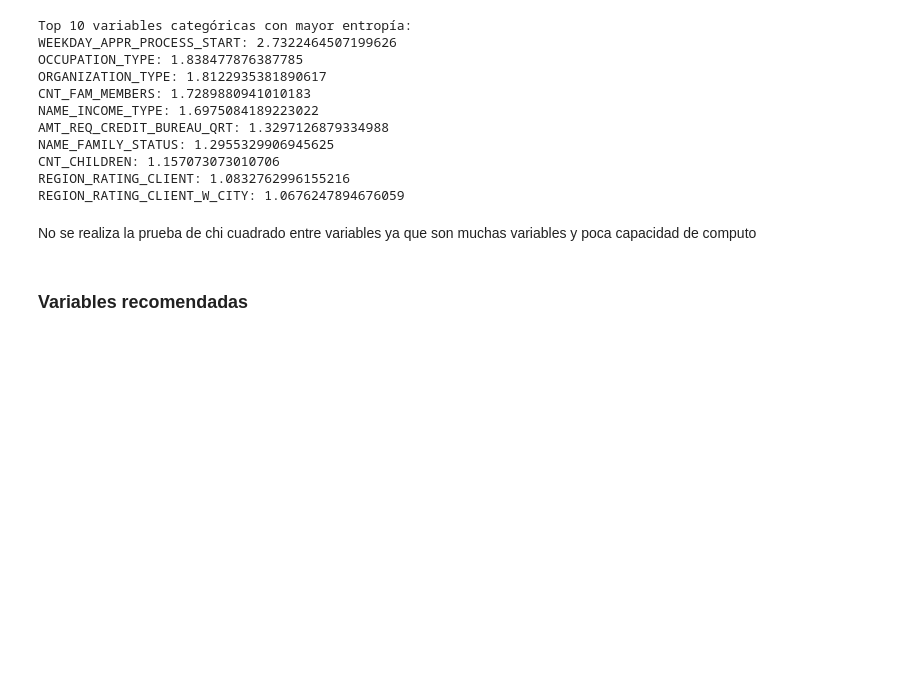
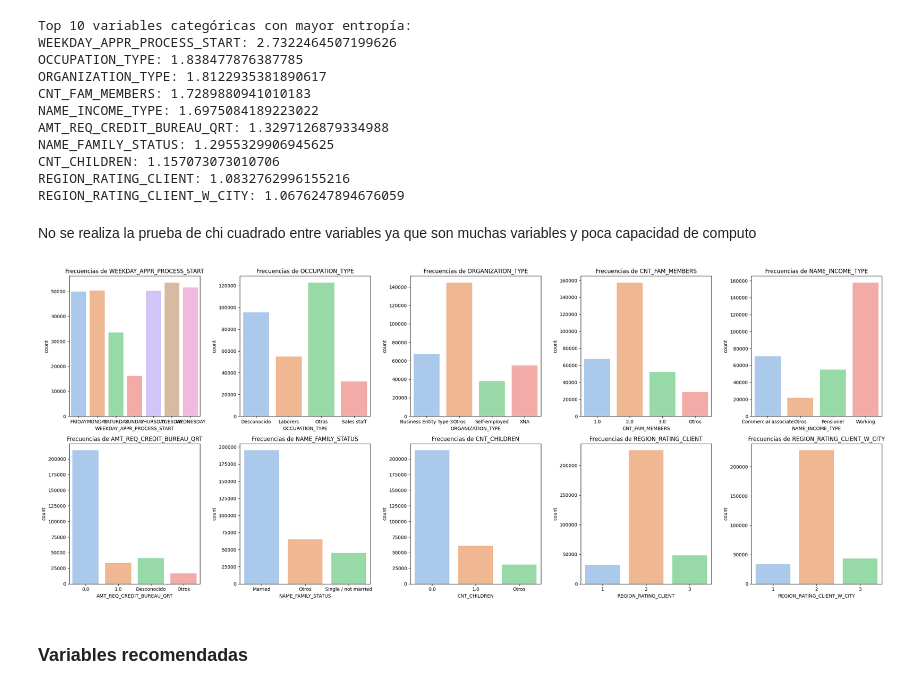
Before and after one commit to lissebas/machine-learning2, a Jupyter notebook: categorical.ipynb, the cells around one changed output. Saved outputs shown, nothing was run; the diff lists cells and outputs as text; code cells hidden in the pictures; blank space fills up the shorter version.

```diff
--- a/categorical.ipynb
+++ b/categorical.ipynb
@@ -319,8 +319,37 @@ NAME_FAMILY_STATUS: 1.2955329906945625
 CNT_CHILDREN: 1.157073073010706
 REGION_RATING_CLIENT: 1.0832762996155216
 REGION_RATING_CLIENT_W_CITY: 1.0676247894676059
+# %%
+top_10_variables_name = list(map(lambda t: t[0], top_10_variables))
 # %% [markdown]
 No se realiza la prueba de chi cuadrado entre variables ya que son muchas variables y poca capacidad de computo
+# %%
+# Definir el número de filas y columnas
+n_rows = 2
+n_cols = 5
+
+# Crear los subgráficos
+fig, axes = plt.subplots(n_rows, n_cols, figsize=(5 * n_cols, 5 * n_rows))
+
+# Aplanar los ejes para que podamos iterar sobre ellos fácilmente
+axes = axes.flatten()
+
+# Iterar sobre las columnas y los ejes
+for i, col in enumerate(top_10_variables_name):
+    sns.countplot(x=col, data=df, palette='pastel', ax=axes[i])
+    axes[i].set_title(f'Frecuencias de {col}')
+
+# Si hay subgráficos vacíos, ocultarlos
+for j in range(i + 1, len(axes)):
+    axes[j].axis('off')
+
+# Ajustar el espacio entre gráficos
+plt.tight_layout()
+
+# Mostrar los gráficos
+plt.show()
+# %% [output]
+[figure, added]
 # %%
 # import matplotlib.pyplot as plt
 # import seaborn as sns
```
Also changed, not shown: 1 other file.
